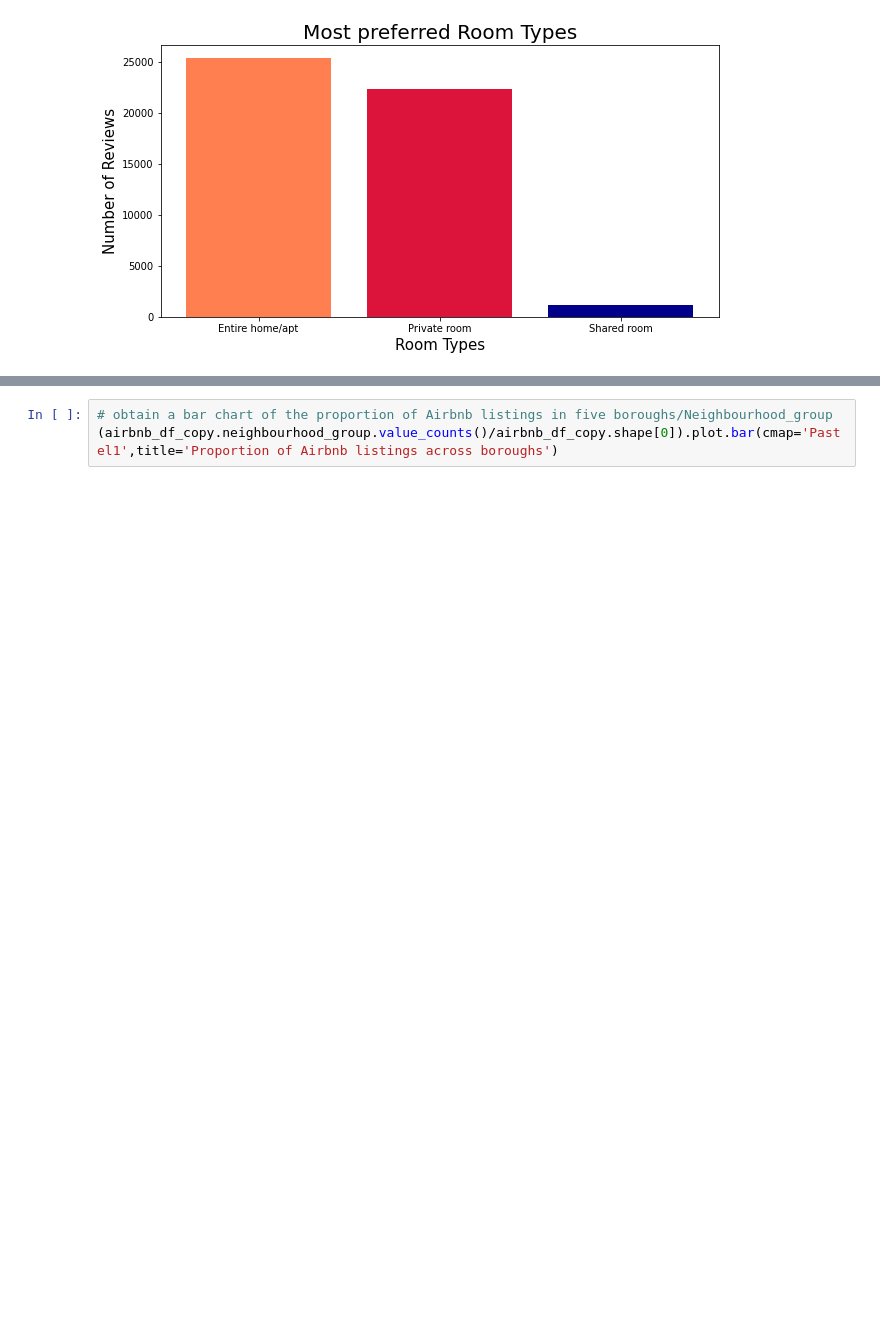
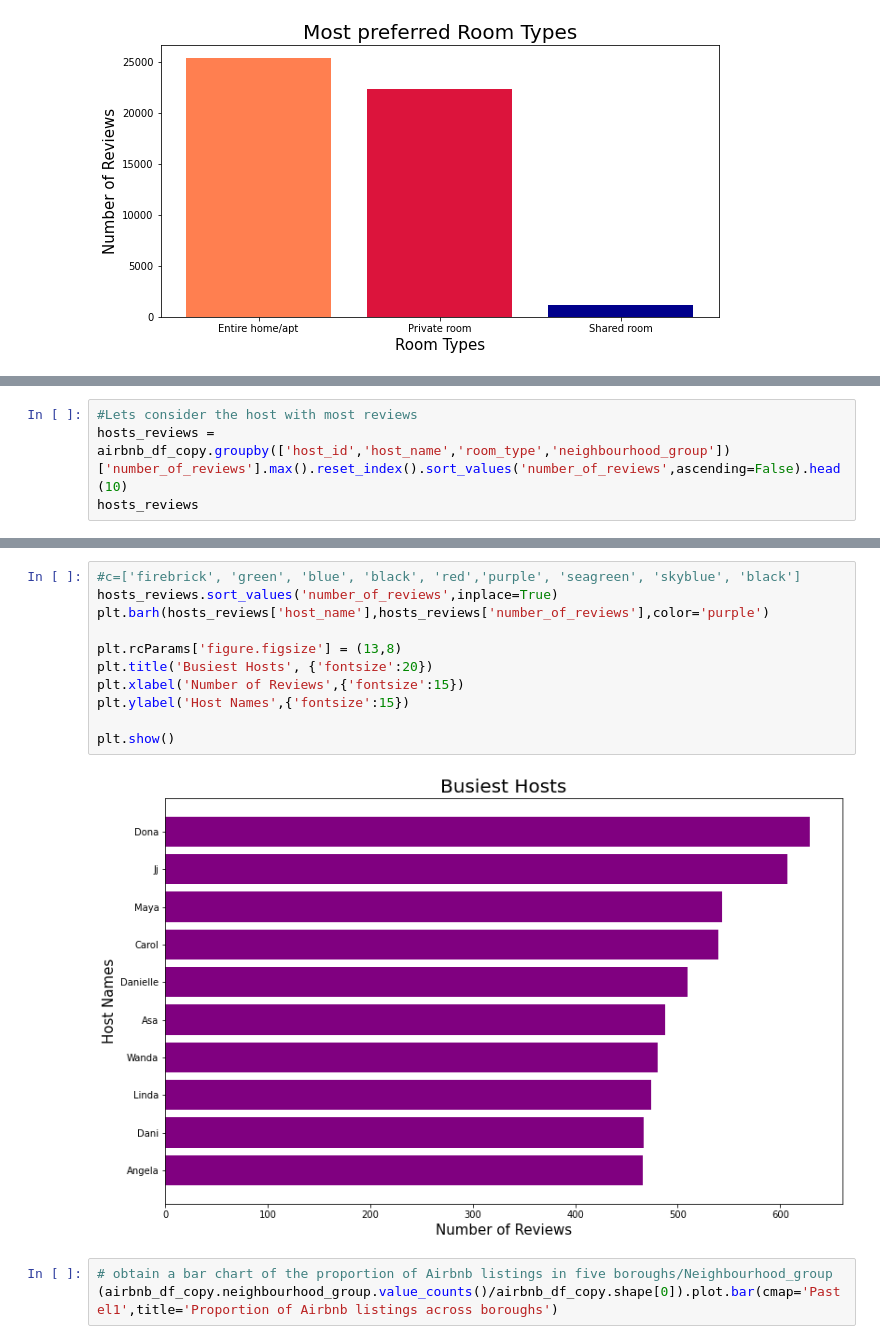
Before and after one commit to MOHD-TAUFIQUE/Airbnb-EDA_Capstone-Project, a Jupyter notebook: Airbnb_Bookings_Analysis_Capstone_Project.ipynb, the cells around one changed output, grey strips where cells are left out. Saved outputs shown, nothing was run; the diff lists cells and outputs as text; blank space fills up the shorter version.

```diff
--- a/Airbnb_Bookings_Analysis_Capstone_Project.ipynb
+++ b/Airbnb_Bookings_Analysis_Capstone_Project.ipynb
@@ -305,0 +330,4 @@ plt.show()
+# %%
+#Lets consider the host with most reviews
+hosts_reviews = airbnb_df_copy.groupby(['host_id','host_name','room_type','neighbourhood_group'])['number_of_reviews'].max().reset_index().sort_values('number_of_reviews',ascending=False).head(10)
+hosts_reviews
@@ -306,3 +346,16 @@ plt.show()
+# %%
+#c=['firebrick', 'green', 'blue', 'black', 'red','purple', 'seagreen', 'skyblue', 'black']
+hosts_reviews.sort_values('number_of_reviews',inplace=True)
+plt.barh(hosts_reviews['host_name'],hosts_reviews['number_of_reviews'],color='purple')
+
+plt.rcParams['figure.figsize'] = (13,8)
+plt.title('Busiest Hosts', {'fontsize':20})
+plt.xlabel('Number of Reviews',{'fontsize':15})
+plt.ylabel('Host Names',{'fontsize':15})
+
+plt.show()
+# %% [output]
+[figure, added]
 # %%
 # obtain a bar chart of the proportion of Airbnb listings in five boroughs/Neighbourhood_group
 (airbnb_df_copy.neighbourhood_group.value_counts()/airbnb_df_copy.shape[0]).plot.bar(cmap='Pastel1',title='Proportion of Airbnb listings across boroughs')
```
Also changed, not shown: parts of 11 cells of this notebook.
